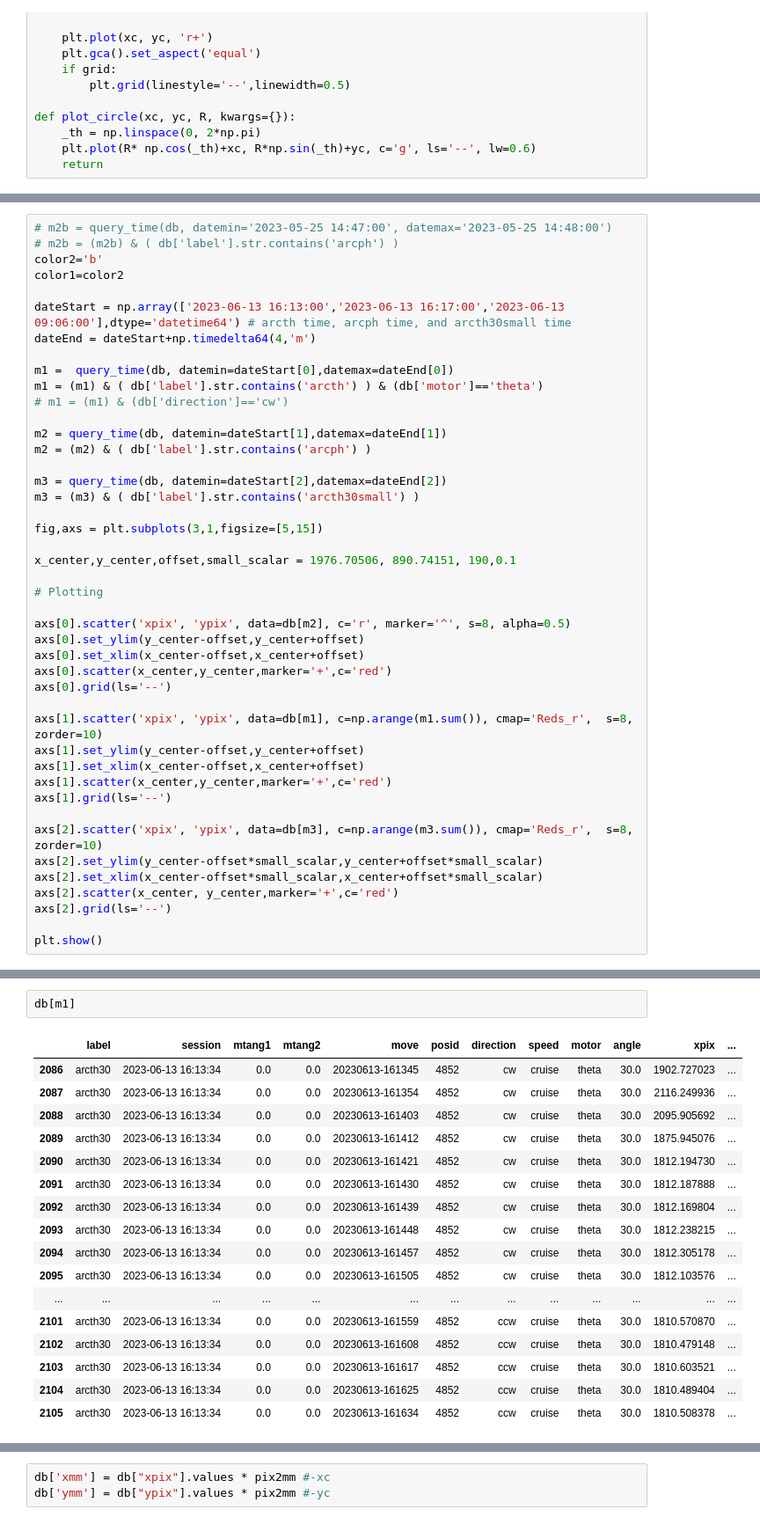
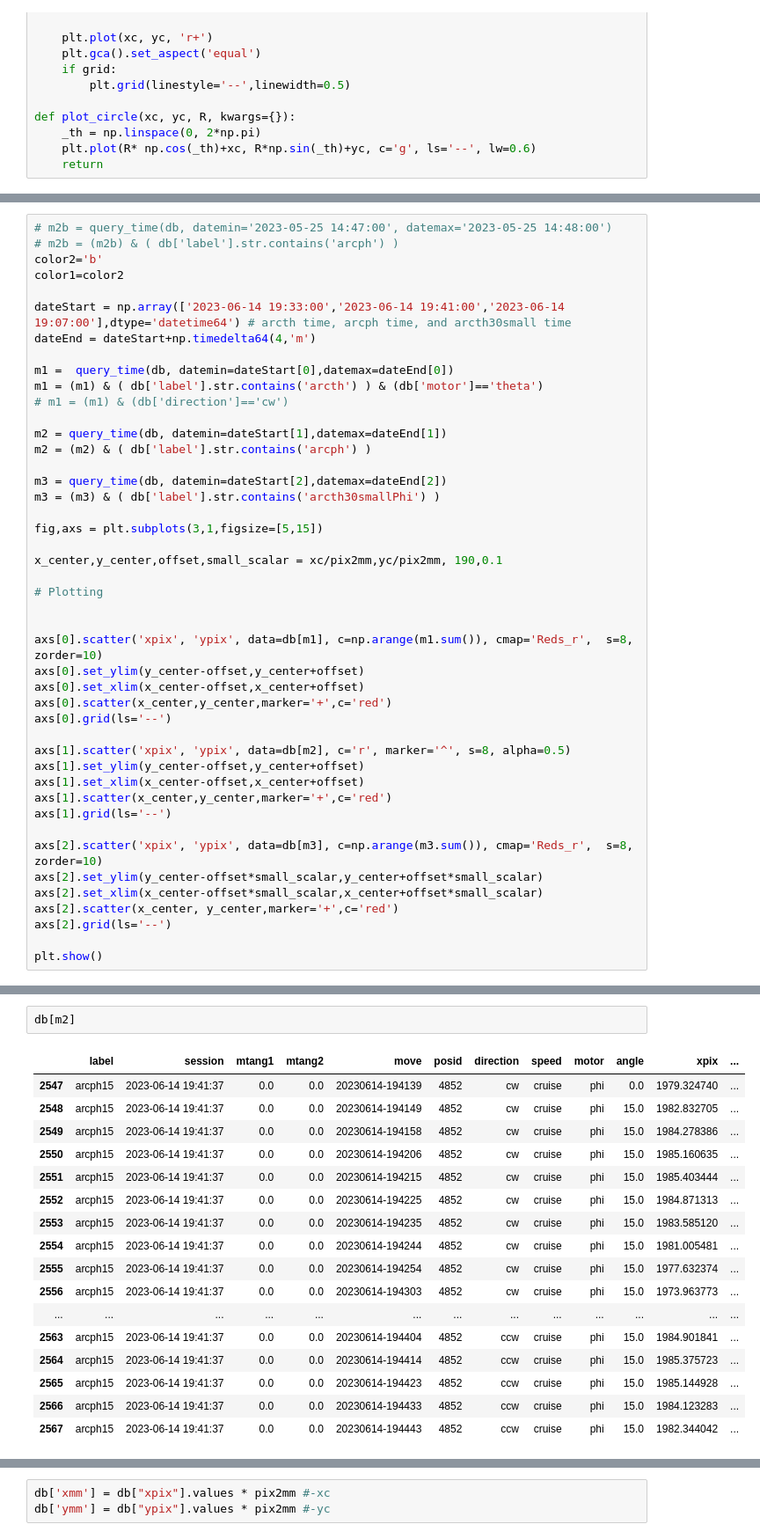
Before and after one commit to SSantosLab/DESI-QA, a Jupyter notebook: calib/Report-sean.ipynb, the cells around one changed output, grey strips where cells are left out. Shown at 88% size. Saved outputs shown, nothing was run; the diff lists cells and outputs as text.

```diff
--- a/calib/Report-sean.ipynb
+++ b/calib/Report-sean.ipynb
@@ -258,7 +258,7 @@ db.tail(52)
 color2='b'
 color1=color2
 
-dateStart = np.array(['2023-06-13 16:13:00','2023-06-13 16:17:00','2023-06-13 09:06:00'],dtype='datetime64') # arcth time, arcph time, and arcth30small time
+dateStart = np.array(['2023-06-14 19:33:00','2023-06-14 19:41:00','2023-06-14 19:07:00'],dtype='datetime64') # arcth time, arcph time, and arcth30small time
 dateEnd = dateStart+np.timedelta64(4,'m')
 
 m1 =  query_time(db, datemin=dateStart[0],datemax=dateEnd[0])
@@ -269,21 +269,22 @@ m2 = query_time(db, datemin=dateStart[1],datemax=dateEnd[1])
 m2 = (m2) & ( db['label'].str.contains('arcph') )
 
 m3 = query_time(db, datemin=dateStart[2],datemax=dateEnd[2])
-m3 = (m3) & ( db['label'].str.contains('arcth30small') )
+m3 = (m3) & ( db['label'].str.contains('arcth30smallPhi') )
 
 fig,axs = plt.subplots(3,1,figsize=[5,15])
 
-x_center,y_center,offset,small_scalar = 1976.70506, 890.74151, 190,0.1
+x_center,y_center,offset,small_scalar = xc/pix2mm,yc/pix2mm, 190,0.1
 
 # Plotting
 
-axs[0].scatter('xpix', 'ypix', data=db[m2], c='r', marker='^', s=8, alpha=0.5)
+
+axs[0].scatter('xpix', 'ypix', data=db[m1], c=np.arange(m1.sum()), cmap='Reds_r',  s=8, zorder=10)
 axs[0].set_ylim(y_center-offset,y_center+offset)
 axs[0].set_xlim(x_center-offset,x_center+offset)
 axs[0].scatter(x_center,y_center,marker='+',c='red')
 axs[0].grid(ls='--')
 
-axs[1].scatter('xpix', 'ypix', data=db[m1], c=np.arange(m1.sum()), cmap='Reds_r',  s=8, zorder=10)
+axs[1].scatter('xpix', 'ypix', data=db[m2], c='r', marker='^', s=8, alpha=0.5)
 axs[1].set_ylim(y_center-offset,y_center+offset)
 axs[1].set_xlim(x_center-offset,x_center+offset)
 axs[1].scatter(x_center,y_center,marker='+',c='red')
@@ -349,23 +357,23 @@ offset of phi arm at home position (mm) [0.20746,-0.13704]
 # %%
-db[m1]
+db[m2]
 # %% [output]
 |  | label | session | mtang1 | mtang2 | move | posid | direction | speed | motor | angle | xpix | ... |
-| 2086 | arcth30 | 2023-06-13 16:13:34 | 0.0 | 0.0 | 20230613-161345 | 4852 | cw | cruise | theta | 30.0 | 1902.727023 | ... |
-| 2087 | arcth30 | 2023-06-13 16:13:34 | 0.0 | 0.0 | 20230613-161354 | 4852 | cw | cruise | theta | 30.0 | 2116.249936 | ... |
-| 2088 | arcth30 | 2023-06-13 16:13:34 | 0.0 | 0.0 | 20230613-161403 | 4852 | cw | cruise | theta | 30.0 | 2095.905692 | ... |
-| 2089 | arcth30 | 2023-06-13 16:13:34 | 0.0 | 0.0 | 20230613-161412 | 4852 | cw | cruise | theta | 30.0 | 1875.945076 | ... |
-| 2090 | arcth30 | 2023-06-13 16:13:34 | 0.0 | 0.0 | 20230613-161421 | 4852 | cw | cruise | theta | 30.0 | 1812.194730 | ... |
-| 2091 | arcth30 | 2023-06-13 16:13:34 | 0.0 | 0.0 | 20230613-161430 | 4852 | cw | cruise | theta | 30.0 | 1812.187888 | ... |
-| 2092 | arcth30 | 2023-06-13 16:13:34 | 0.0 | 0.0 | 20230613-161439 | 4852 | cw | cruise | theta | 30.0 | 1812.169804 | ... |
-| 2093 | arcth30 | 2023-06-13 16:13:34 | 0.0 | 0.0 | 20230613-161448 | 4852 | cw | cruise | theta | 30.0 | 1812.238215 | ... |
-| 2094 | arcth30 | 2023-06-13 16:13:34 | 0.0 | 0.0 | 20230613-161457 | 4852 | cw | cruise | theta | 30.0 | 1812.305178 | ... |
-| 2095 | arcth30 | 2023-06-13 16:13:34 | 0.0 | 0.0 | 20230613-161505 | 4852 | cw | cruise | theta | 30.0 | 1812.103576 | ... |
+| 2547 | arcph15 | 2023-06-14 19:41:37 | 0.0 | 0.0 | 20230614-194139 | 4852 | cw | cruise | phi | 0.0 | 1979.324740 | ... |
+| 2548 | arcph15 | 2023-06-14 19:41:37 | 0.0 | 0.0 | 20230614-194149 | 4852 | cw | cruise | phi | 15.0 | 1982.832705 | ... |
+| 2549 | arcph15 | 2023-06-14 19:41:37 | 0.0 | 0.0 | 20230614-194158 | 4852 | cw | cruise | phi | 15.0 | 1984.278386 | ... |
+| 2550 | arcph15 | 2023-06-14 19:41:37 | 0.0 | 0.0 | 20230614-194206 | 4852 | cw | cruise | phi | 15.0 | 1985.160635 | ... |
+| 2551 | arcph15 | 2023-06-14 19:41:37 | 0.0 | 0.0 | 20230614-194215 | 4852 | cw | cruise | phi | 15.0 | 1985.403444 | ... |
+| 2552 | arcph15 | 2023-06-14 19:41:37 | 0.0 | 0.0 | 20230614-194225 | 4852 | cw | cruise | phi | 15.0 | 1984.871313 | ... |
+| 2553 | arcph15 | 2023-06-14 19:41:37 | 0.0 | 0.0 | 20230614-194235 | 4852 | cw | cruise | phi | 15.0 | 1983.585120 | ... |
+| 2554 | arcph15 | 2023-06-14 19:41:37 | 0.0 | 0.0 | 20230614-194244 | 4852 | cw | cruise | phi | 15.0 | 1981.005481 | ... |
+| 2555 | arcph15 | 2023-06-14 19:41:37 | 0.0 | 0.0 | 20230614-194254 | 4852 | cw | cruise | phi | 15.0 | 1977.632374 | ... |
+| 2556 | arcph15 | 2023-06-14 19:41:37 | 0.0 | 0.0 | 20230614-194303 | 4852 | cw | cruise | phi | 15.0 | 1973.963773 | ... |
 | ... | ... | ... | ... | ... | ... | ... | ... | ... | ... | ... | ... | ... |
-| 2101 | arcth30 | 2023-06-13 16:13:34 | 0.0 | 0.0 | 20230613-161559 | 4852 | ccw | cruise | theta | 30.0 | 1810.570870 | ... |
-| 2102 | arcth30 | 2023-06-13 16:13:34 | 0.0 | 0.0 | 20230613-161608 | 4852 | ccw | cruise | theta | 30.0 | 1810.479148 | ... |
-| 2103 | arcth30 | 2023-06-13 16:13:34 | 0.0 | 0.0 | 20230613-161617 | 4852 | ccw | cruise | theta | 30.0 | 1810.603521 | ... |
-| 2104 | arcth30 | 2023-06-13 16:13:34 | 0.0 | 0.0 | 20230613-161625 | 4852 | ccw | cruise | theta | 30.0 | 1810.489404 | ... |
-| 2105 | arcth30 | 2023-06-13 16:13:34 | 0.0 | 0.0 | 20230613-161634 | 4852 | ccw | cruise | theta | 30.0 | 1810.508378 | ... |
+| 2563 | arcph15 | 2023-06-14 19:41:37 | 0.0 | 0.0 | 20230614-194404 | 4852 | ccw | cruise | phi | 15.0 | 1984.901841 | ... |
+| 2564 | arcph15 | 2023-06-14 19:41:37 | 0.0 | 0.0 | 20230614-194414 | 4852 | ccw | cruise | phi | 15.0 | 1985.375723 | ... |
+| 2565 | arcph15 | 2023-06-14 19:41:37 | 0.0 | 0.0 | 20230614-194423 | 4852 | ccw | cruise | phi | 15.0 | 1985.144928 | ... |
+| 2566 | arcph15 | 2023-06-14 19:41:37 | 0.0 | 0.0 | 20230614-194433 | 4852 | ccw | cruise | phi | 15.0 | 1984.123283 | ... |
+| 2567 | arcph15 | 2023-06-14 19:41:37 | 0.0 | 0.0 | 20230614-194443 | 4852 | ccw | cruise | phi | 15.0 | 1982.344042 | ... |
 # %%
 m2 = query_time(db, datemin='2023-05-25 17:25:00')
 m2 = (m2) & ( db['label'].str.contains('arcph') )
```
Also changed, not shown: parts of 7 cells of this notebook, 23 other files.
